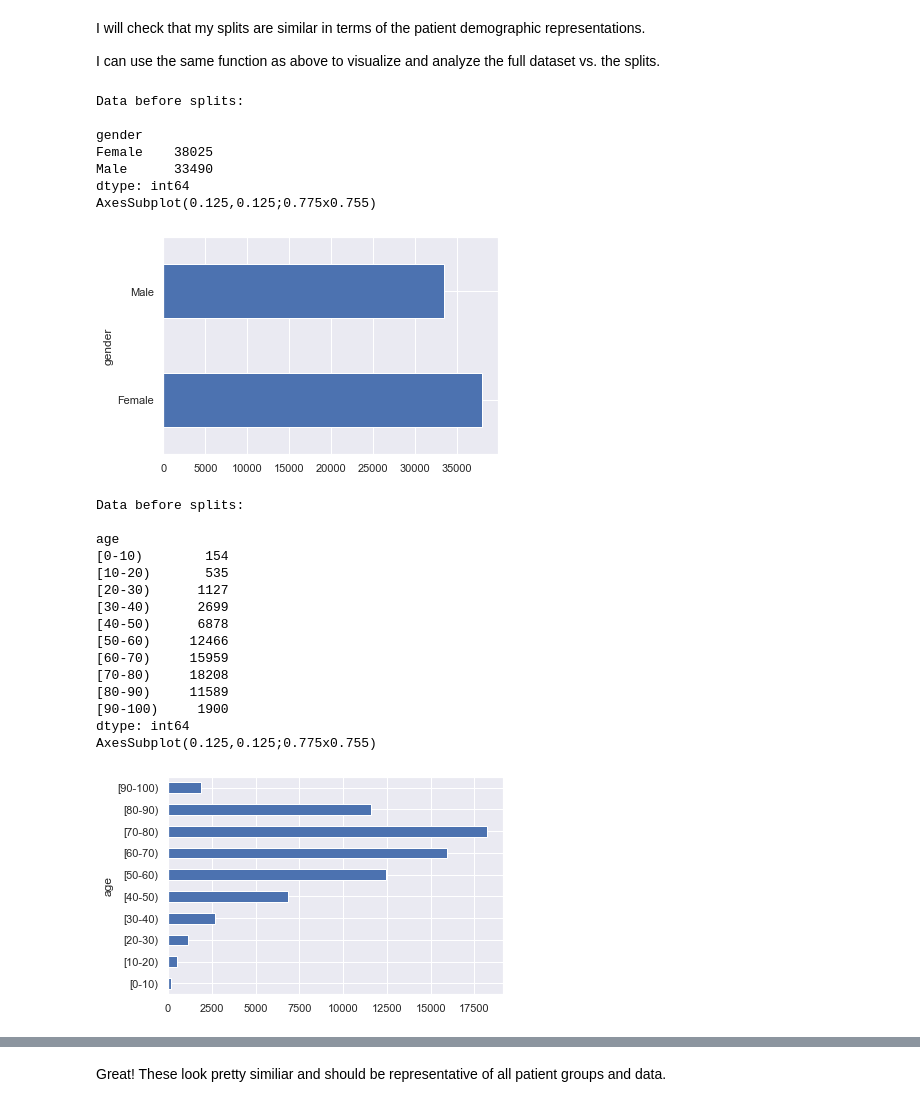
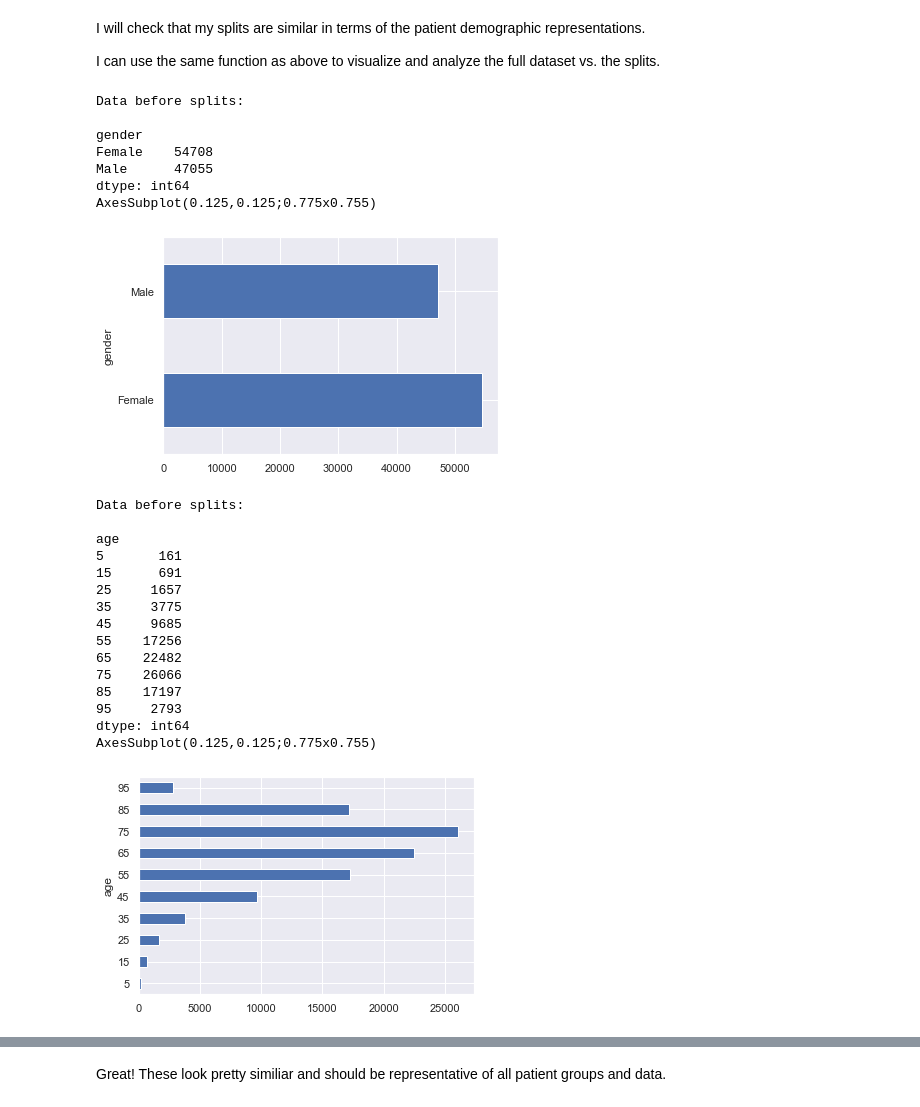
Before and after one commit to leighannajo/Capstone, a Jupyter notebook: binary.ipynb, the cells around one changed output, grey strips where cells are left out. Drawn from its saved outputs; the diff is of its cells as text; code cells hidden in the pictures.

```diff
--- a/binary.ipynb
+++ b/binary.ipynb
@@ -745,3 +1019,6 @@ For a deep learning model, the data needs to be split into three subsets.
 
 **IMPORTANT** Make sure that a patient's data is not in more than one set!
    - Avoid possible data leakage
+# %%
+processed_df = pd.read_csv('processed.csv')
+processed_df.head()
@@ -844,21 +1128,21 @@ I will check that my splits are similar in terms of the patient demographic repr
 
 I can use the same function as above to visualize and analyze the full dataset vs. the splits.
 # %%
-pt_demo_feats = ['race', 'gender', 'age', 'patient_nbr']
-pt_demo_df = processed_df[pt_demo_feats].groupby('patient_nbr').head(1)
+pt_demo_feats = ['race', 'gender', 'age', 'encounter_id']
+pt_demo_df = processed_df[pt_demo_feats].groupby('encounter_id').head(1)
 pt_demo_df.reset_index(drop=True, inplace=True)
 
 print('Data before splits: \n')
 fun.demo_plots(pt_demo_df, 'gender')
 # %% [output]
 Data before splits:
 
 gender
-Female    38025
-Male      33490
+Female    54708
+Male      47055
 dtype: int64
 AxesSubplot(0.125,0.125;0.775x0.755)
-[figure, old version]
+[figure, new version]
 # %%
 print('Data before splits: \n')
 fun.demo_plots(pt_demo_df, 'age')
@@ -866,19 +1150,19 @@ fun.demo_plots(pt_demo_df, 'age')
 Data before splits:
 
 age
-[0-10)        154
-[10-20)       535
-[20-30)      1127
-[30-40)      2699
-[40-50)      6878
-[50-60)     12466
-[60-70)     15959
-[70-80)     18208
-[80-90)     11589
-[90-100)     1900
+5       161
+15      691
+25     1657
+35     3775
+45     9685
+55    17256
+65    22482
+75    26066
+85    17197
+95     2793
 dtype: int64
 AxesSubplot(0.125,0.125;0.775x0.755)
-[figure, old version]
+[figure, new version]
 # %%
 print('Training split: \n')
 fun.demo_plots(train, 'gender')
```
Also changed, not shown: parts of 208 cells of this notebook, 51 other files.
